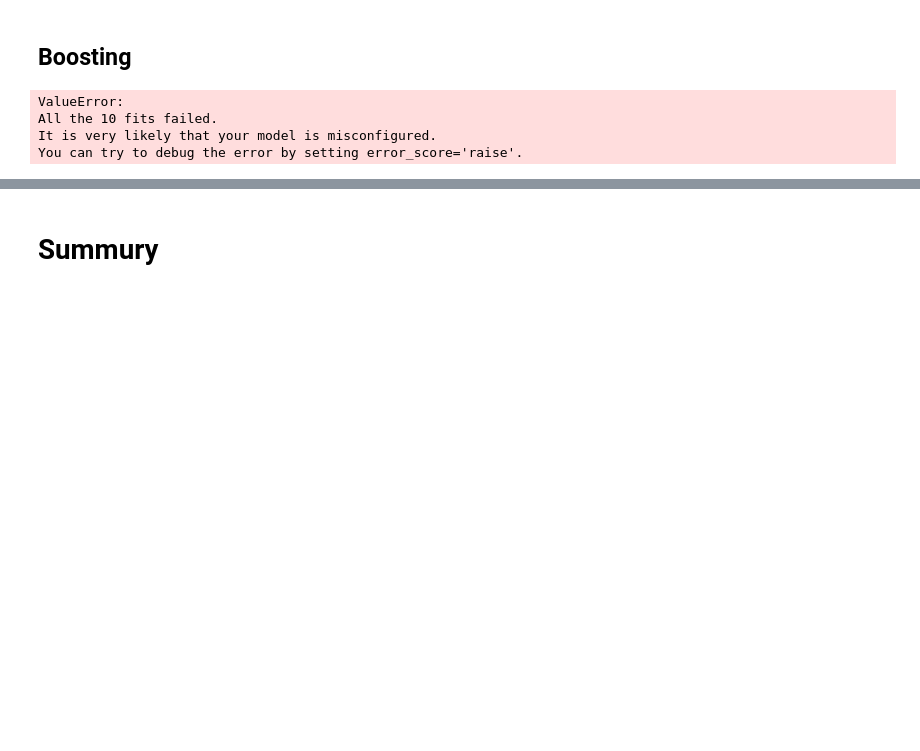
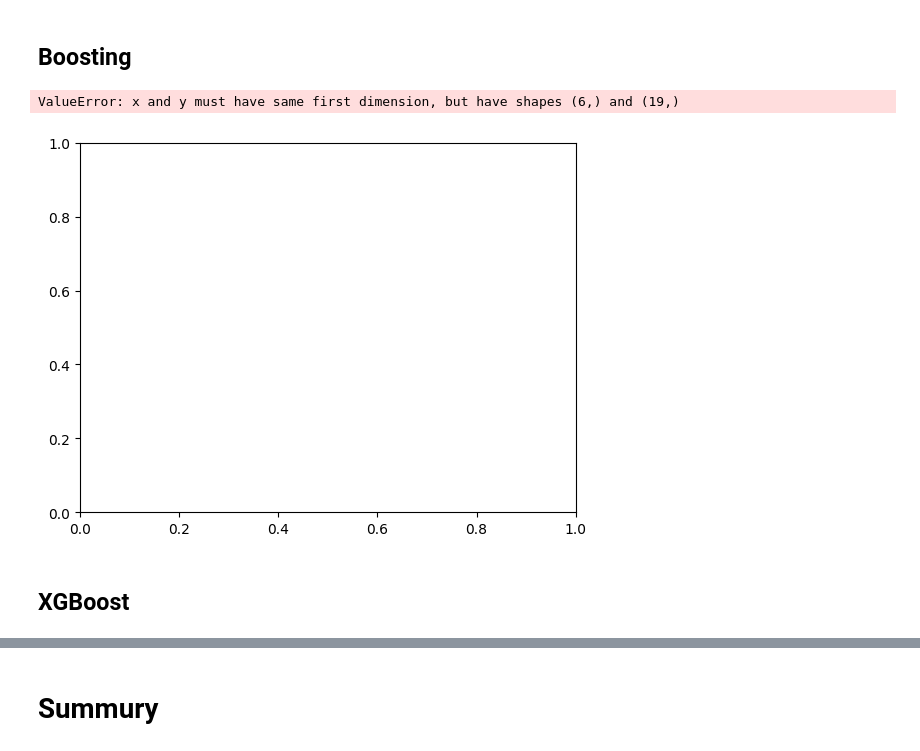
Before and after one commit to ChiehYuu/DataMining, a Jupyter notebook: House_Prices_Advanced_Regression_Techniques/House_Prices_Advanced_Regression_Techniques.ipynb, the cells around one changed output, grey strips where cells are left out. Saved outputs shown, nothing was run; the diff lists cells and outputs as text; code cells hidden in the pictures; blank space fills up the shorter version.

```diff
--- a/House_Prices_Advanced_Regression_Techniques/House_Prices_Advanced_Regression_Techniques.ipynb
+++ b/House_Prices_Advanced_Regression_Techniques/House_Prices_Advanced_Regression_Techniques.ipynb
@@ -291,11 +291,12 @@ from sklearn.ensemble import AdaBoostClassifier
 params = [10, 15, 20, 25, 30, 40]
 test_df = []
 for param in params:
-    clf = AdaBoostClassifier(n_estimators=param)
+    clf = BaggingRegressor(n_estimators=param)
     test_score = np.sqrt(-cross_val_score(clf, X_train, y_train, cv=10, scoring='neg_mean_squared_error'))
     test_scores.append(np.mean(test_score))
-# %% [output]
-ValueError:
-All the 10 fits failed.
-It is very likely that your model is misconfigured.
-You can try to debug the error by setting error_score='raise'.
+# %%
+plt.plot(params, test_scores)
+plt.title("n_estimator vs CV Error")
+# %% [output]
+ValueError: x and y must have same first dimension, but have shapes (6,) and (19,)
+[figure, added]
@@ -301,0 +310,2 @@ You can try to debug the error by setting error_score='raise'.
+# %% [markdown]
+## XGBoost
```
Also changed, not shown: parts of 4 cells of this notebook.
